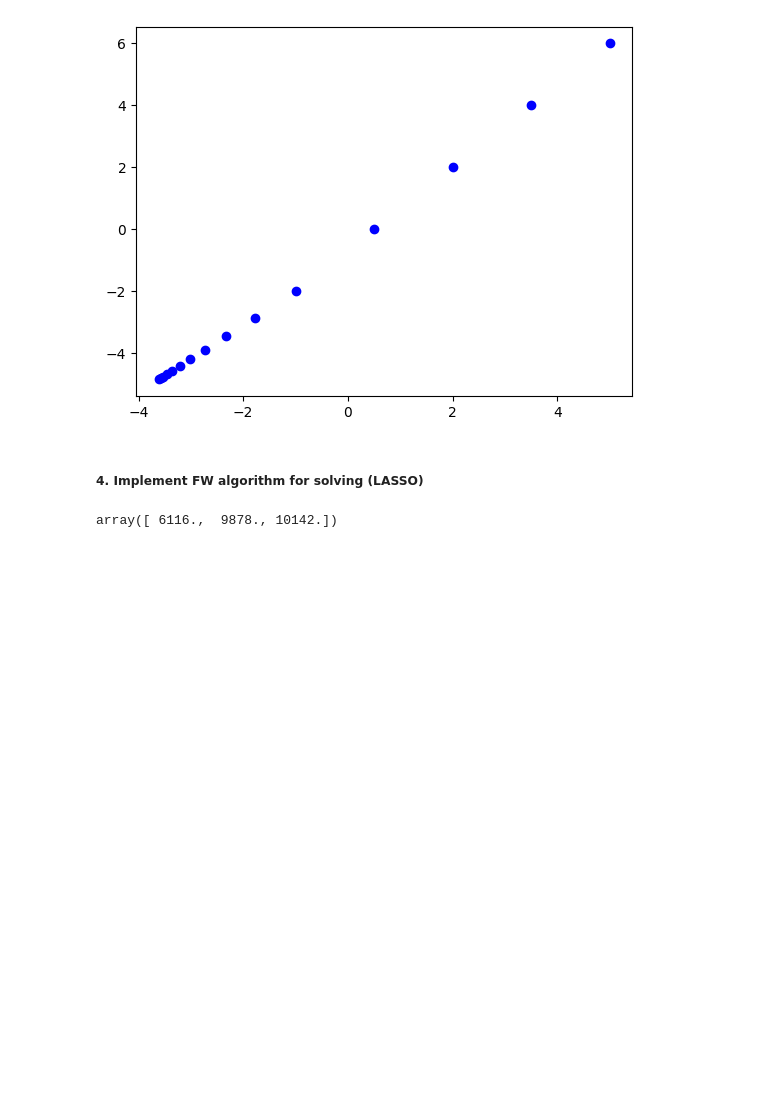
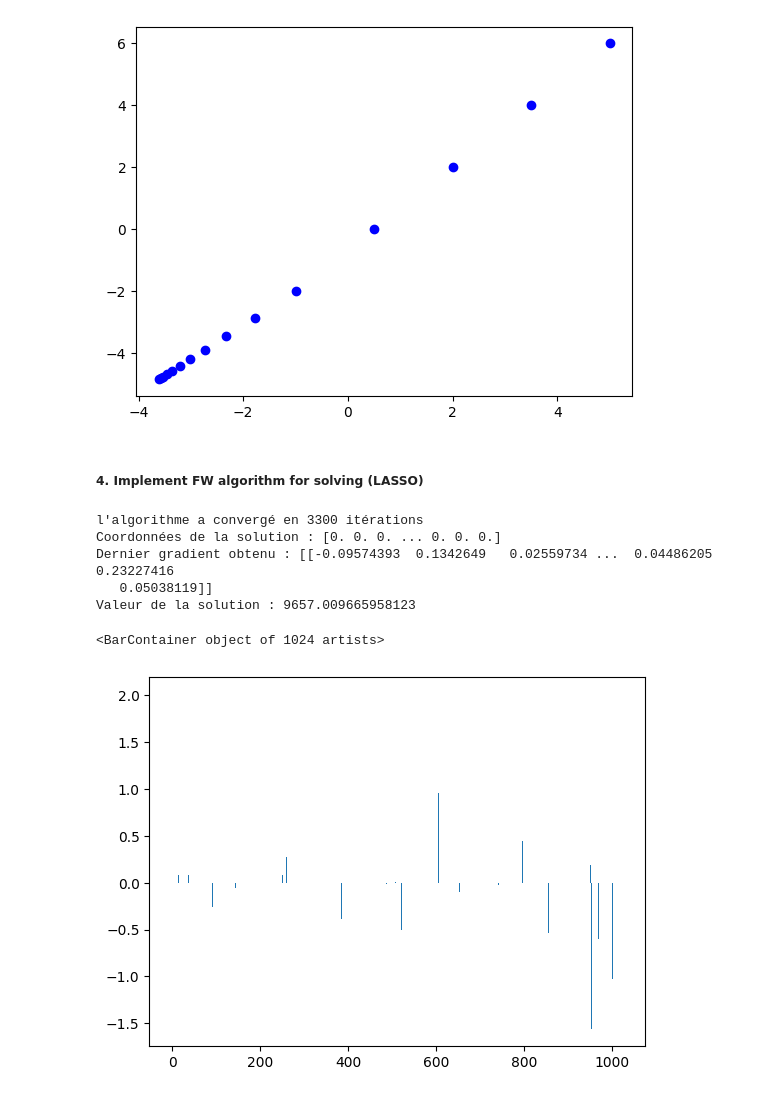
Before and after one commit to ValentinLassaigne/NLP, a Jupyter notebook: Projet_NLP.ipynb, the cells around one changed output. Saved outputs shown, nothing was run; the diff lists cells and outputs as text; code cells hidden in the pictures; blank space fills up the shorter version.

```diff
--- a/Projet_NLP.ipynb
+++ b/Projet_NLP.ipynb
@@ -480,11 +480,3 @@ Valeur de la solution : -131.93665152797186
 [figure]
 # %% [markdown]
 ##### 4. Implement FW algorithm for solving (LASSO)
-# %%
-y=np.array([1,2,3,4])
-H= np.array([[3,2,1,6],[6,5,4,9],[-6,5,-4,9]])
-x=np.array([5,2,4])
-tau=max(np.linalg.norm(x, ord=1),1)
-(np.dot(oracle5(x,y, H,3),tau))
-# %% [output]
-array([ 6116.,  9878., 10142.])
@@ -491,31 +491,36 @@ array([ 6116.,  9878., 10142.])
+# %%
+def argument_min(oracle, x, y, H, tau):
+    y_k=np.zeros((oracle(x,y, H,3)).shape[1])
+    mini=np.argmax(np.abs(oracle(x,y, H,3)))
+    y_k[mini]=-np.sign(oracle(x,y, H,3)[0][mini])*tau
+    return y_k
 # %%
-def methode_FW(oracle, x0, y, H, MaxIt=10e5, t=0.5, tol=0.1, m1=0.001, theta=0.2):
+def methode_FW(oracle, x0, y, H, tau,  MaxIt=10e5, t=0.5, tol=0.1, m1=0.001, theta=0.2):
     x=x0
 
-    tau=max(np.linalg.norm(x, ord=1),1)
+    y_k=argument_min(oracle, x, y,H,tau)
 
-    y= np.argmin(np.dot(oracle(x,y, H,3),(y-x))
-
-    stat = np.dot(-oracle(x,y, H,3),(y-x))
+    stat = np.dot(-oracle(x,y, H,3),(y_k-x))
 
     k=0
     listx=[x0]
     listg=[]
     listf=[]
 
-    while np.linalg.norm(x - proj(x - oracle(x,y, H,3), tau) > tol) and (k < MaxIt):
+    while stat > tol and (k < MaxIt):
+
         t = 2/(2+k)
-        y = x - t * oracle(x,y, H,3)
-        x = proj(y,tau)
+        d = y_k - x
+        x = x + t * d
         k = k + 1
+
         listf.append(oracle(x,y, H,1))
         listg.append(oracle(x,y, H,3))
         listx.append(x)
 
-    print(tau)
-    #print(f"coordo : {listx}")
-    #print(f"valeur : {listf}")
-    #print(f"gradients : {listg}")
+        y_k=argument_min(oracle, x, y,H,tau)
+        stat = np.dot(-oracle(x,y, H,3),(y_k-x))
+
     if k==MaxIt:
         print(f"l'algorithme n'a pas convergé en moins de {MaxIt} itérations ")
         print(f"Dernier x obtenu : {x}")
@@ -526,7 +531,21 @@ def methode_FW(oracle, x0, y, H, MaxIt=10e5, t=0.5, tol=0.1, m1=0.001, theta=0.2
         print(f"Coordonnées de la solution : {x}")
         print(f"Dernier gradient obtenu : {oracle(x,y, H,3)} ")
         print(f"Valeur de la solution : {oracle(x,y, H,1)} ")
-    xi = [listx[i][0] for i in range(len(listx))]
-    yi = [listx[i][1] for i in range(len(listx))]
-    plt.plot(xi,yi,'ob')
-    plt.show()
+
+    return x
+# %%
+y=np.array(pd.read_csv("y.csv", index_col=None, header=None))
+H= np.array(pd.read_csv("H.csv", index_col=None, header=None))
+x0=np.zeros(H.shape[1])
+sol= methode_FW(oracle5_2, x0, y, H , 24)
+# %% [output]
+l'algorithme a convergé en 3300 itérations
+Coordonnées de la solution : [0. 0. 0. ... 0. 0. 0.]
+Dernier gradient obtenu : [[-0.09574393  0.1342649   0.02559734 ...  0.04486205  0.23227416
+   0.05038119]]
+Valeur de la solution : 9657.009665958123
+# %%
+plt.bar(np.arange(len(sol)),sol)
+# %% [output]
+<BarContainer object of 1024 artists>
+[figure, added]
```
Also changed, not shown: parts of 1 cell of this notebook.
